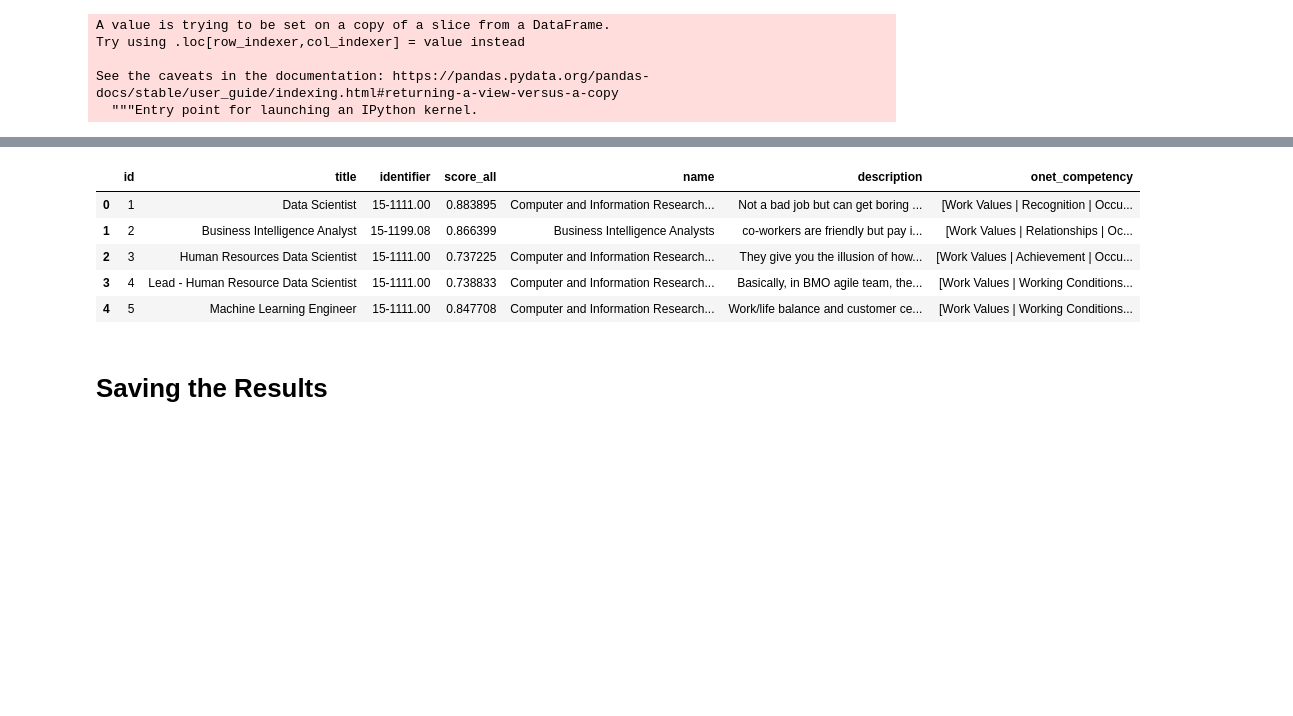
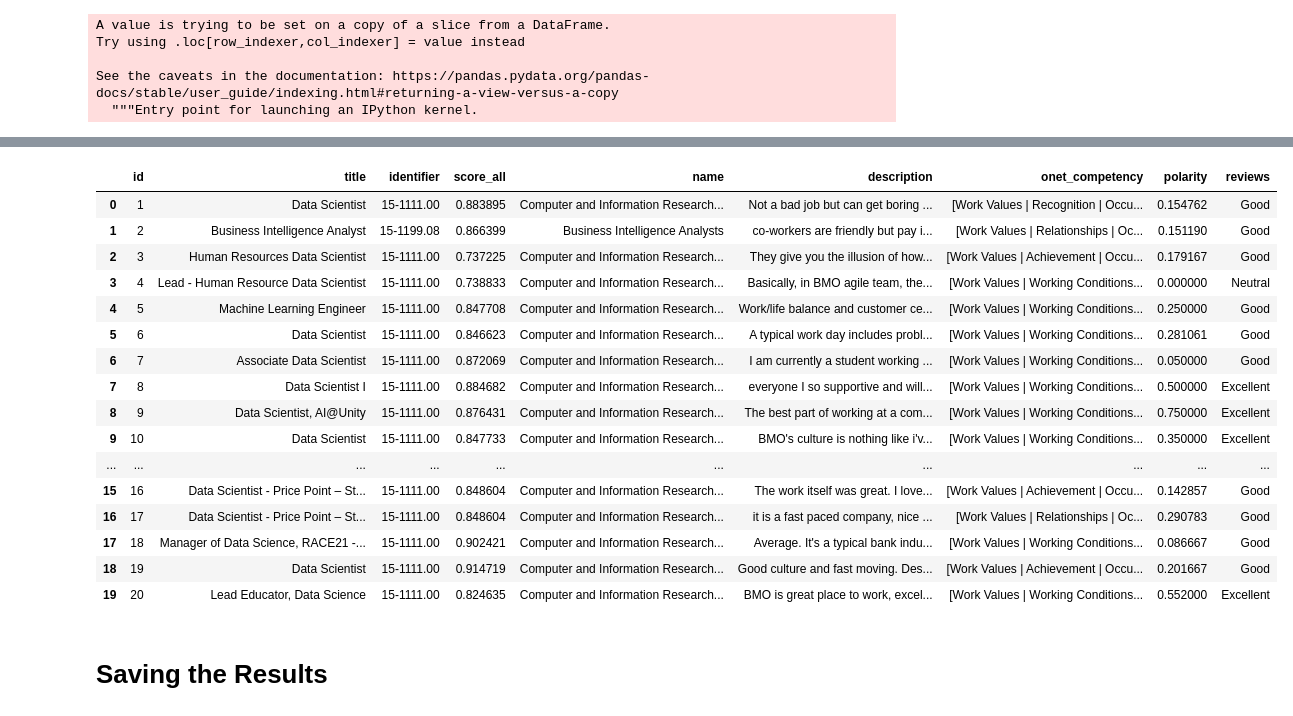
Before and after one commit to nguyen-cao/job-cruncher, a Jupyter notebook: company_review_competency.ipynb, the cells around one changed output, grey strips where cells are left out. Saved outputs shown, nothing was run; the diff lists cells and outputs as text; code cells hidden in the pictures; blank space fills up the shorter version.

Commit message:
Update on company reviews competency

```diff
--- a/company_review_competency.ipynb
+++ b/company_review_competency.ipynb
@@ -97,7 +98,7 @@ onet_desc = np.array([process_text(desc.lower()) for desc in onet_desc])
 # %%
 # Filter ONet DF to keep only required category of competencies
 
-category_list = ['Work Values']
+category_list = ['Work Values','Work Context']
 
 print("ONET length before filter: ", len(onet_df))
 filtered_onet_df = onet_df.loc[onet_df['category'].isin(category_list)]
@@ -448,3 +449,29 @@ Try using .loc[row_indexer,col_indexer] = value instead
 
 See the caveats in the documentation: https://pandas.pydata.org/pandas-docs/stable/user_guide/indexing.html#returning-a-view-versus-a-copy
   """Entry point for launching an IPython kernel.
+# %%
+# Calculating the polarity of each reviews given by employees
+result_df['polarity'] = result_df['description'].map(lambda text: TextBlob(text).sentiment.polarity)
+
+polarities = result_df['polarity'].values.tolist()
+
+reviews=[]
+
+# Classifying the review as based on polarity score
+for p in polarities:
+    if p > 0.01 and p < 0.3:
+        reviews.append('Good')
+
+    elif p >= 0.3:
+        reviews.append('Excellent')
+
+    elif p < -0.01 and p > -0.3:
+        reviews.append('Bad')
+
+    elif p <= -0.3:
+        reviews.append('Very Bad')
+
+    else:
+        reviews.append('Neutral')
+
+result_df['reviews'] = reviews
@@ -451,12 +488,23 @@ See the caveats in the documentation: https://pandas.pydata.org/pandas-docs/stab
 # %%
-result_df.head()
+result_df.head(20)
 # %% [output]
-|  | id | title | identifier | score_all | name | description | onet_competency |
-| 0 | 1 | Data Scientist | 15-1111.00 | 0.883895 | Computer and Information Research... | Not a bad job but can get boring ... | [Work Values | Recognition | Occu... |
-| 1 | 2 | Business Intelligence Analyst | 15-1199.08 | 0.866399 | Business Intelligence Analysts | co-workers are friendly but pay i... | [Work Values | Relationships | Oc... |
-| 2 | 3 | Human Resources Data Scientist | 15-1111.00 | 0.737225 | Computer and Information Research... | They give you the illusion of how... | [Work Values | Achievement | Occu... |
-| 3 | 4 | Lead - Human Resource Data Scientist | 15-1111.00 | 0.738833 | Computer and Information Research... | Basically, in BMO agile team, the... | [Work Values | Working Conditions... |
-| 4 | 5 | Machine Learning Engineer | 15-1111.00 | 0.847708 | Computer and Information Research... | Work/life balance and customer ce... | [Work Values | Working Conditions... |
+|  | id | title | identifier | score_all | name | description | onet_competency | polarity | reviews |
+| 0 | 1 | Data Scientist | 15-1111.00 | 0.883895 | Computer and Information Research... | Not a bad job but can get boring ... | [Work Values | Recognition | Occu... | 0.154762 | Good |
+| 1 | 2 | Business Intelligence Analyst | 15-1199.08 | 0.866399 | Business Intelligence Analysts | co-workers are friendly but pay i... | [Work Values | Relationships | Oc... | 0.151190 | Good |
+| 2 | 3 | Human Resources Data Scientist | 15-1111.00 | 0.737225 | Computer and Information Research... | They give you the illusion of how... | [Work Values | Achievement | Occu... | 0.179167 | Good |
+| 3 | 4 | Lead - Human Resource Data Scientist | 15-1111.00 | 0.738833 | Computer and Information Research... | Basically, in BMO agile team, the... | [Work Values | Working Conditions... | 0.000000 | Neutral |
+| 4 | 5 | Machine Learning Engineer | 15-1111.00 | 0.847708 | Computer and Information Research... | Work/life balance and customer ce... | [Work Values | Working Conditions... | 0.250000 | Good |
+| 5 | 6 | Data Scientist | 15-1111.00 | 0.846623 | Computer and Information Research... | A typical work day includes probl... | [Work Values | Working Conditions... | 0.281061 | Good |
+| 6 | 7 | Associate Data Scientist | 15-1111.00 | 0.872069 | Computer and Information Research... | I am currently a student working ... | [Work Values | Working Conditions... | 0.050000 | Good |
+| 7 | 8 | Data Scientist I | 15-1111.00 | 0.884682 | Computer and Information Research... | everyone I so supportive and will... | [Work Values | Working Conditions... | 0.500000 | Excellent |
+| 8 | 9 | Data Scientist, AI@Unity | 15-1111.00 | 0.876431 | Computer and Information Research... | The best part of working at a com... | [Work Values | Working Conditions... | 0.750000 | Excellent |
+| 9 | 10 | Data Scientist | 15-1111.00 | 0.847733 | Computer and Information Research... | BMO's culture is nothing like i'v... | [Work Values | Working Conditions... | 0.350000 | Excellent |
+| ... | ... | ... | ... | ... | ... | ... | ... | ... | ... |
+| 15 | 16 | Data Scientist - Price Point – St... | 15-1111.00 | 0.848604 | Computer and Information Research... | The work itself was great. I love... | [Work Values | Achievement | Occu... | 0.142857 | Good |
+| 16 | 17 | Data Scientist - Price Point – St... | 15-1111.00 | 0.848604 | Computer and Information Research... | it is a fast paced company, nice ... | [Work Values | Relationships | Oc... | 0.290783 | Good |
+| 17 | 18 | Manager of Data Science, RACE21 -... | 15-1111.00 | 0.902421 | Computer and Information Research... | Average. It's a typical bank indu... | [Work Values | Working Conditions... | 0.086667 | Good |
+| 18 | 19 | Data Scientist | 15-1111.00 | 0.914719 | Computer and Information Research... | Good culture and fast moving. Des... | [Work Values | Achievement | Occu... | 0.201667 | Good |
+| 19 | 20 | Lead Educator, Data Science | 15-1111.00 | 0.824635 | Computer and Information Research... | BMO is great place to work, excel... | [Work Values | Working Conditions... | 0.552000 | Excellent |
 # %% [markdown]
 # Saving the Results
 # %%
```
Also changed, not shown: parts of 6 cells of this notebook, 1 other file.
